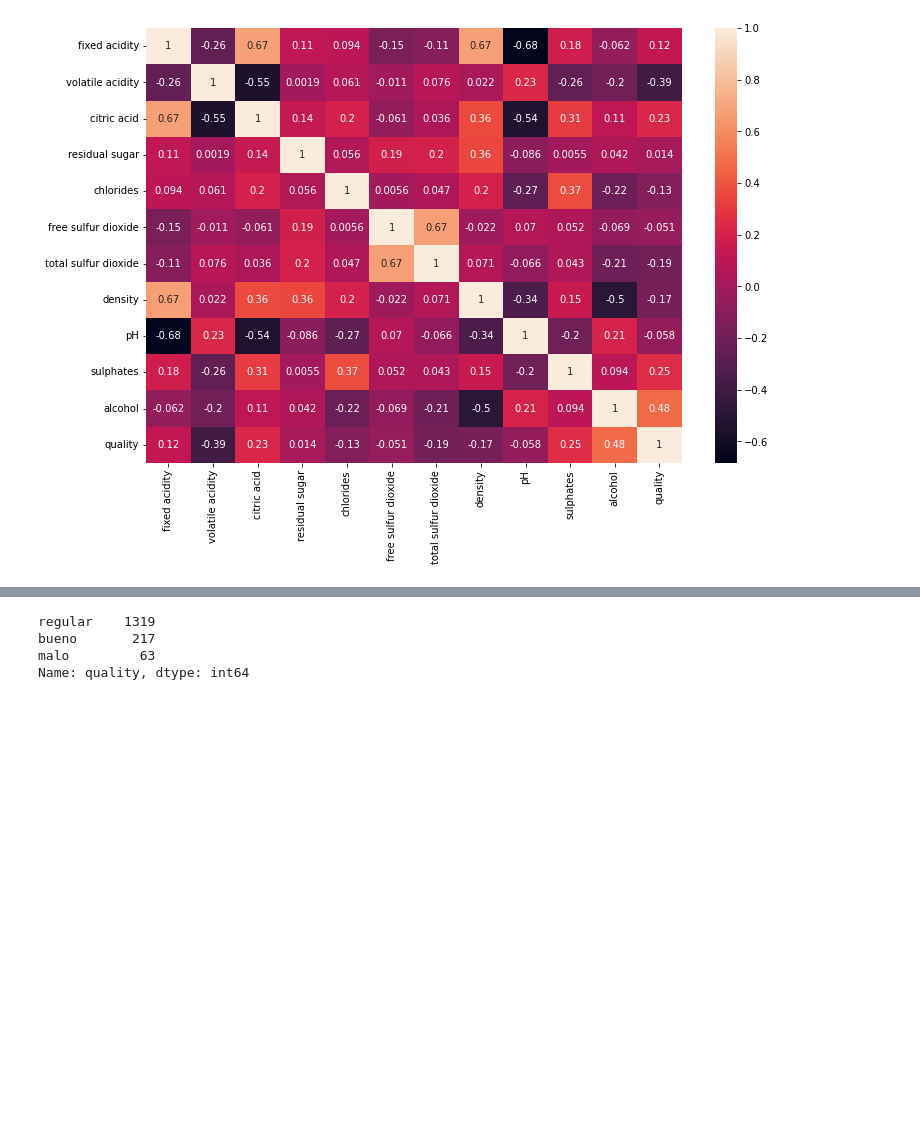
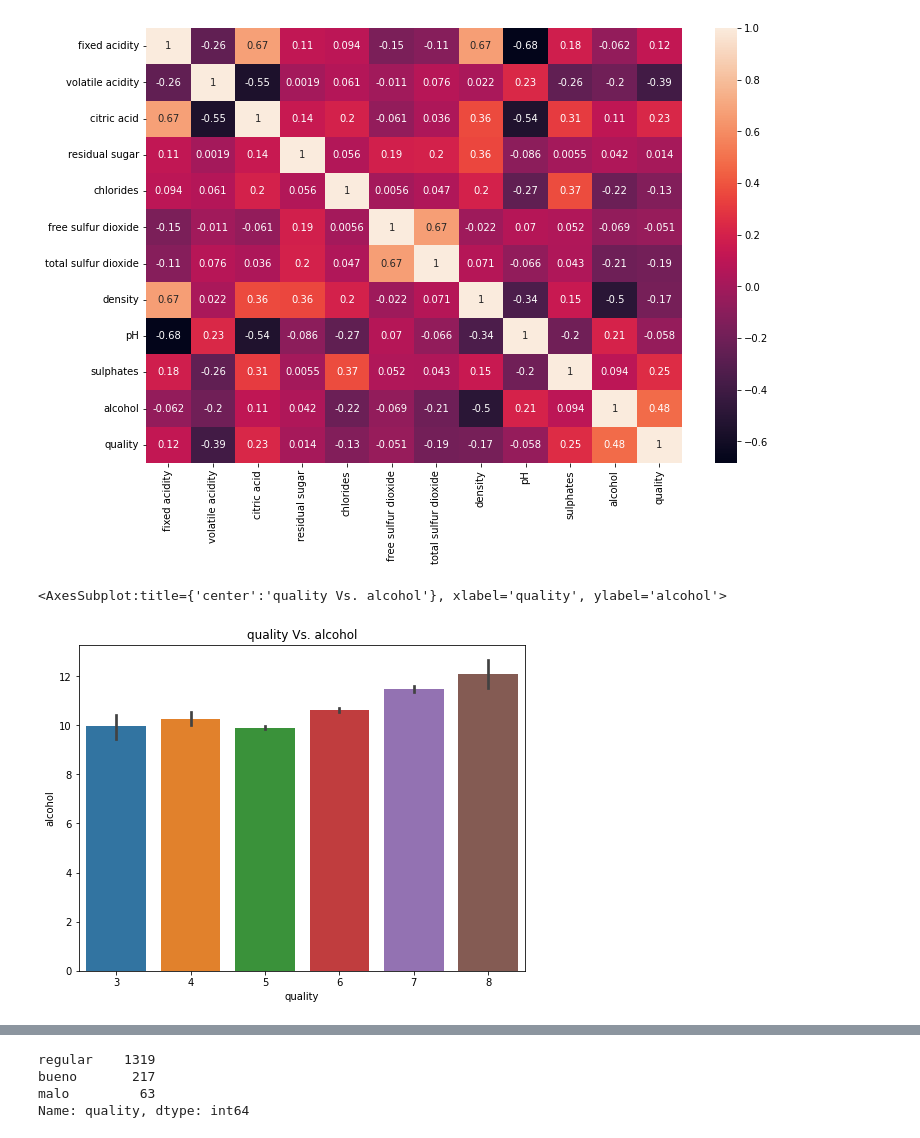
Before and after one commit to gegrinberg/curso_data_BCGL, a Jupyter notebook: Entrega2 BCGL.ipynb, the cells around one changed output, grey strips where cells are left out. Saved outputs shown, nothing was run; the diff lists cells and outputs as text; code cells hidden in the pictures; blank space fills up the shorter version.

```diff
--- a/Entrega2 BCGL.ipynb
+++ b/Entrega2 BCGL.ipynb
@@ -102,3 +103,12 @@ sns.heatmap(df_corr, xticklabels = df_corr.columns.values, yticklabels = df_corr
 # %% [output]
 <AxesSubplot:>
 [figure]
+# %%
+# La calidad del vino aumenta a medida que aumenta el nivel de alcohol (relación directa).
+
+fig = plt.figure(figsize = (8,6))
+plt.title('quality Vs. alcohol')
+sns.barplot(x = 'quality', y = 'alcohol', data = df)
+# %% [output]
+<AxesSubplot:title={'center':'quality Vs. alcohol'}, xlabel='quality', ylabel='alcohol'>
+[figure, added]
```
Also changed, not shown: parts of 10 cells of this notebook.
